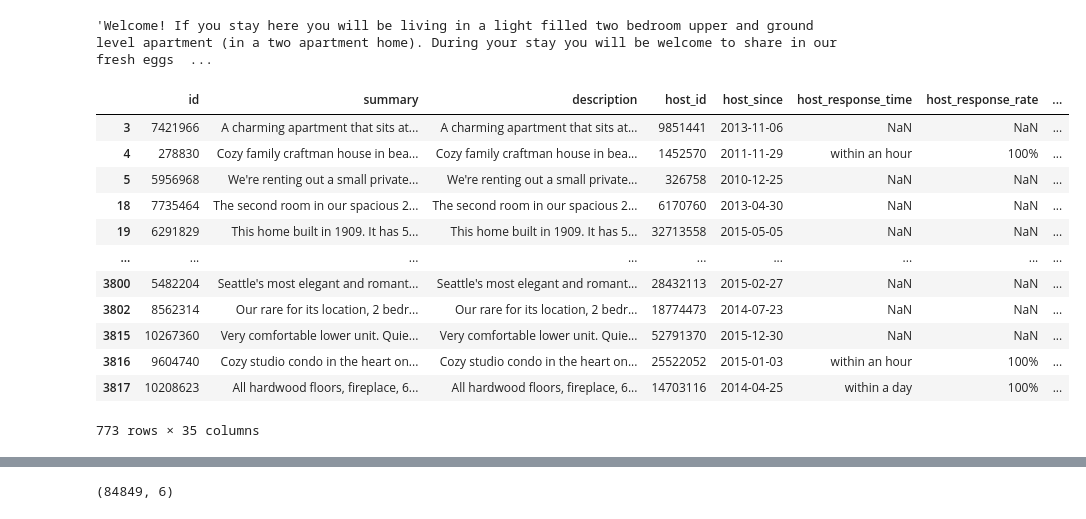
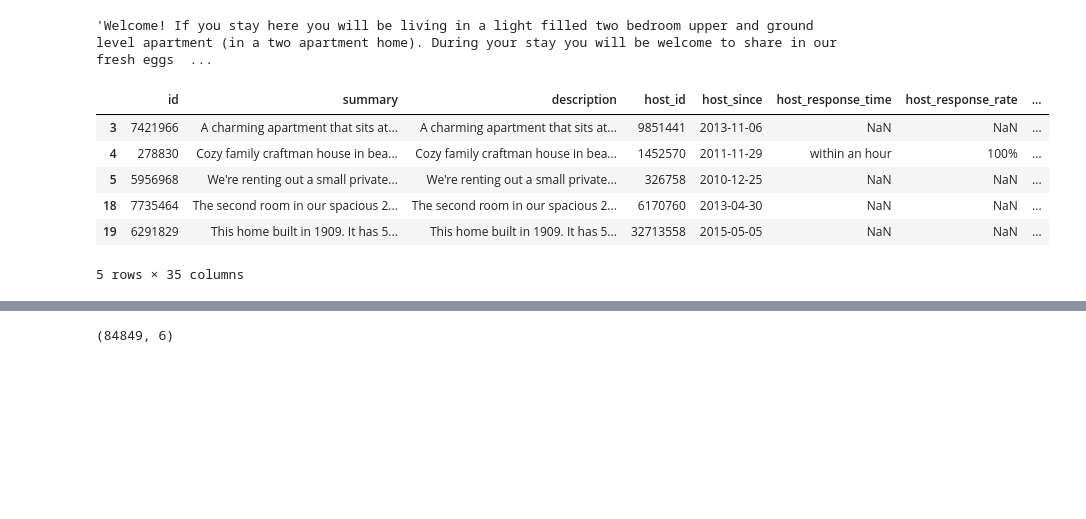
Before and after one commit to sandramuschkorgel/Udacity_Airbnb_Seattle_Analysis, a Jupyter notebook: DSND_Write_A_Data_Science_Blog_Post.ipynb, the cells around one changed output, grey strips where cells are left out. Cells and saved outputs as stored; diff of their text form; code cells hidden in the pictures; blank space fills up the shorter version.

```diff
--- a/DSND_Write_A_Data_Science_Blog_Post.ipynb
+++ b/DSND_Write_A_Data_Science_Blog_Post.ipynb
@@ -403,21 +372,15 @@ listings_short[listings_short.property_type.isnull()].description.item()
 'Welcome! If you stay here you will be living in a light filled two bedroom upper and ground level apartment (in a two apartment home). During your stay you will be welcome to share in our fresh eggs  ...
 # %%
 # Listings without host performance data
-listings_short[listings_short.host_acceptance_rate.isnull()]
+listings_short[listings_short.host_acceptance_rate.isnull()].head()
 # %% [output]
 |  | id | summary | description | host_id | host_since | host_response_time | host_response_rate | ... |
 | 3 | 7421966 | A charming apartment that sits at... | A charming apartment that sits at... | 9851441 | 2013-11-06 | NaN | NaN | ... |
 | 4 | 278830 | Cozy family craftman house in bea... | Cozy family craftman house in bea... | 1452570 | 2011-11-29 | within an hour | 100% | ... |
 | 5 | 5956968 | We're renting out a small private... | We're renting out a small private... | 326758 | 2010-12-25 | NaN | NaN | ... |
 | 18 | 7735464 | The second room in our spacious 2... | The second room in our spacious 2... | 6170760 | 2013-04-30 | NaN | NaN | ... |
 | 19 | 6291829 | This home built in 1909. It has 5... | This home built in 1909. It has 5... | 32713558 | 2015-05-05 | NaN | NaN | ... |
-| ... | ... | ... | ... | ... | ... | ... | ... | ... |
-| 3800 | 5482204 | Seattle's most elegant and romant... | Seattle's most elegant and romant... | 28432113 | 2015-02-27 | NaN | NaN | ... |
-| 3802 | 8562314 | Our rare for its location, 2 bedr... | Our rare for its location, 2 bedr... | 18774473 | 2014-07-23 | NaN | NaN | ... |
-| 3815 | 10267360 | Very comfortable lower unit. Quie... | Very comfortable lower unit. Quie... | 52791370 | 2015-12-30 | NaN | NaN | ... |
-| 3816 | 9604740 | Cozy studio condo in the heart on... | Cozy studio condo in the heart on... | 25522052 | 2015-01-03 | within an hour | 100% | ... |
-| 3817 | 10208623 | All hardwood floors, fireplace, 6... | All hardwood floors, fireplace, 6... | 14703116 | 2014-04-25 | within a day | 100% | ... |
-773 rows × 35 columns
+5 rows × 35 columns
 # %%
 for _ in range(10):
     print(listings_short.sample(1).amenities.values)
```
Also changed, not shown: parts of 158 cells of this notebook.
